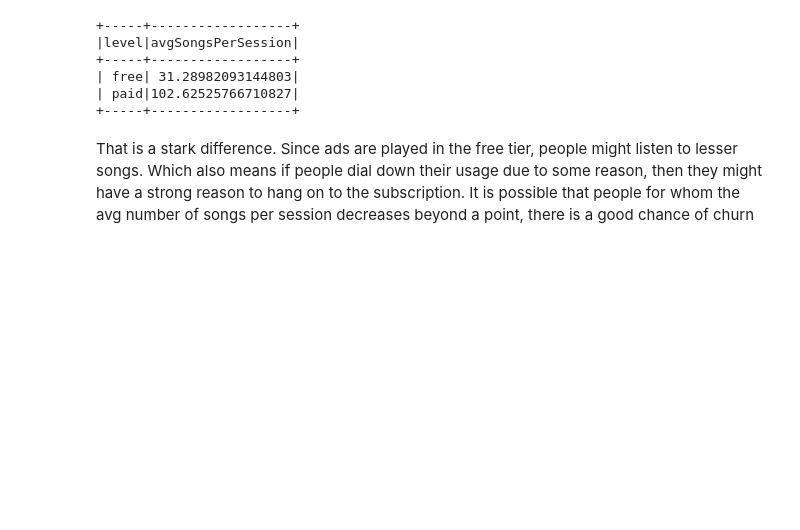
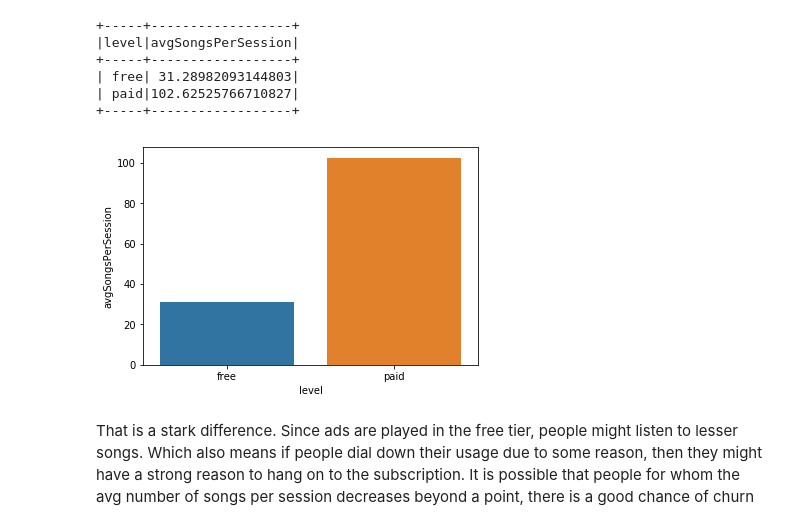
Before and after one commit to karthikvijayakumar/Sparkify, a Jupyter notebook: Sparkify.ipynb, the cells around one changed output. Saved outputs shown, nothing was run; the diff lists cells and outputs as text; code cells hidden in the pictures; blank space fills up the shorter version.

```diff
--- a/Sparkify.ipynb
+++ b/Sparkify.ipynb
@@ -357,6 +374,10 @@ user_avg_songs_per_session.groupby("level").mean() \
 | free| 31.28982093144803|
 | paid|102.62525766710827|
 +-----+------------------+
+# %%
+sns.barplot( x = 'level', y = 'avgSongsPerSession', data = user_avg_songs_per_session.groupby("level").mean().withColumnRenamed("avg(avgSongsPerSession)", "avgSongsPerSession").toPandas() );
+# %% [output]
+[figure, added]
 # %% [markdown]
 That is a stark difference. Since ads are played in the free tier, people might listen to lesser songs. Which also means if people dial down their usage due to some reason, then they might have a strong reason to hang on to the subscription. It is possible that people for whom the avg number of songs per session decreases beyond a point, there is a good chance of churn
 # %%
```
Also changed, not shown: parts of 61 cells of this notebook, 1 other file.
